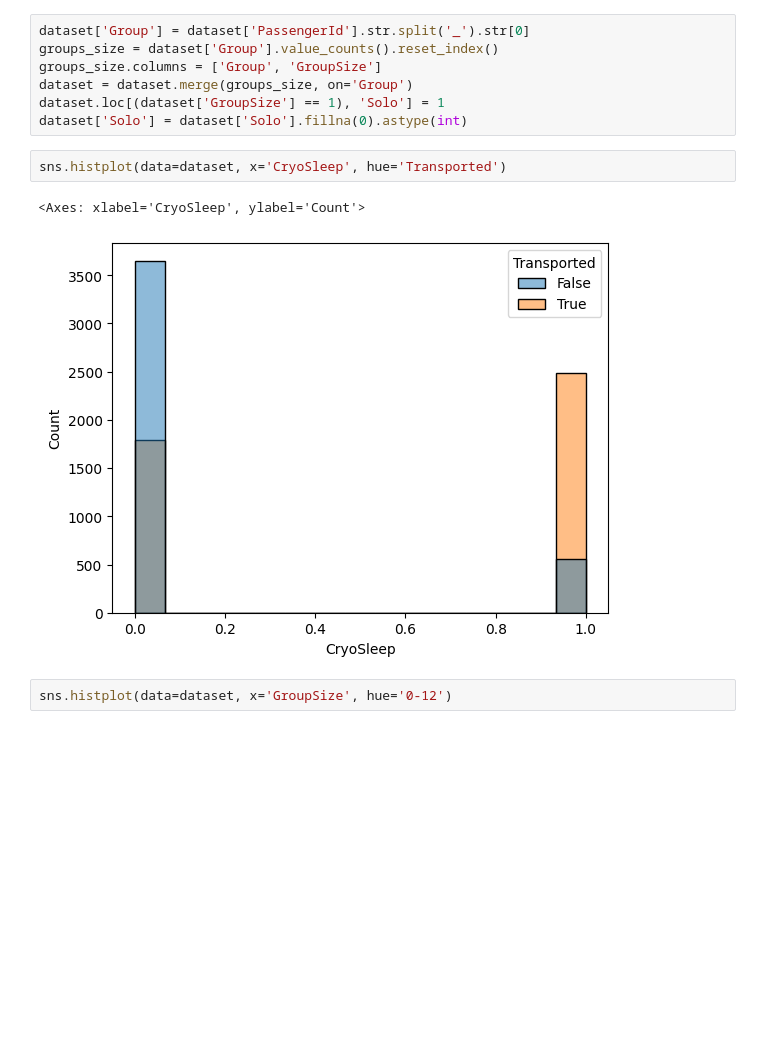
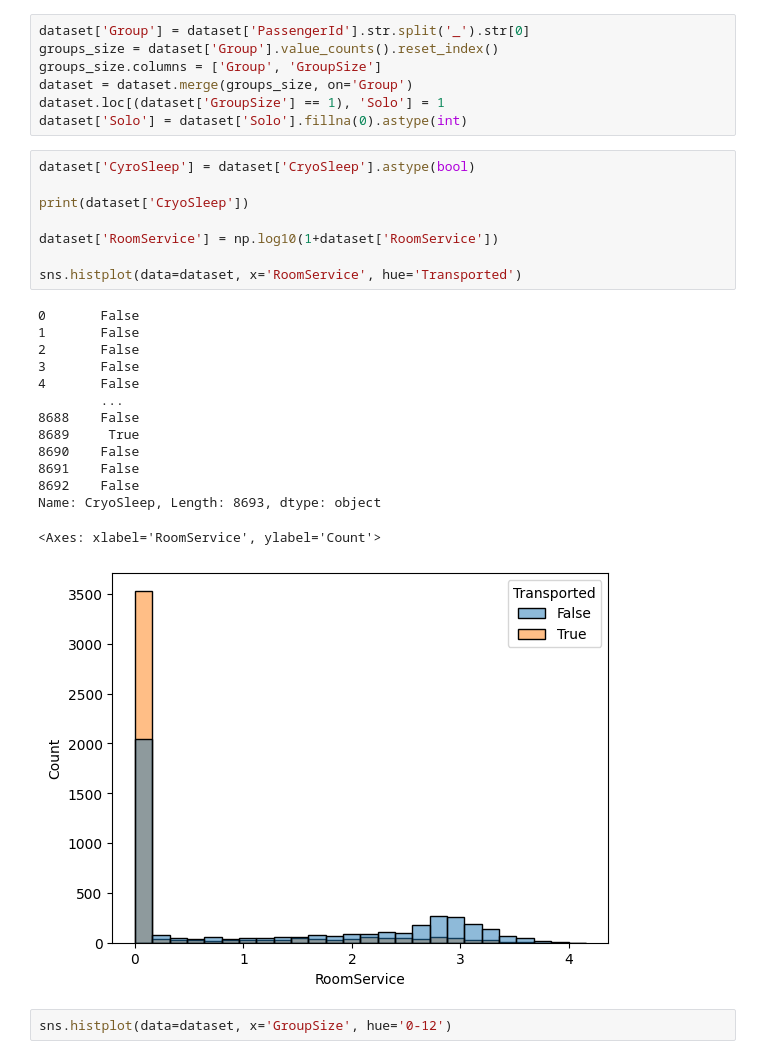
Before and after one commit to YoshiLeLama/projet-ml, a Jupyter notebook: data_analysis.ipynb, the cells around one changed output. Saved outputs shown, nothing was run; the diff lists cells and outputs as text; blank space fills up the shorter version.

```diff
--- a/data_analysis.ipynb
+++ b/data_analysis.ipynb
@@ -144,10 +253,28 @@ dataset = dataset.merge(groups_size, on='Group')
 dataset.loc[(dataset['GroupSize'] == 1), 'Solo'] = 1
 dataset['Solo'] = dataset['Solo'].fillna(0).astype(int)
 # %%
-sns.histplot(data=dataset, x='CryoSleep', hue='Transported')
+dataset['CyroSleep'] = dataset['CryoSleep'].astype(bool)
+
+print(dataset['CryoSleep'])
+
+dataset['RoomService'] = np.log10(1+dataset['RoomService'])
+
+sns.histplot(data=dataset, x='RoomService', hue='Transported')
 # %% [output]
-<Axes: xlabel='CryoSleep', ylabel='Count'>
+0       False
+1       False
+2       False
+3       False
+4       False
+        ...
+8688    False
+8689     True
+8690    False
+8691    False
+8692    False
+Name: CryoSleep, Length: 8693, dtype: object
+<Axes: xlabel='RoomService', ylabel='Count'>
-[figure, old version]
+[figure, new version]
 # %%
 sns.histplot(data=dataset, x='GroupSize', hue='0-12')
 # %% [output]
```
Also changed, not shown: parts of 9 cells of this notebook, 9 other files.
